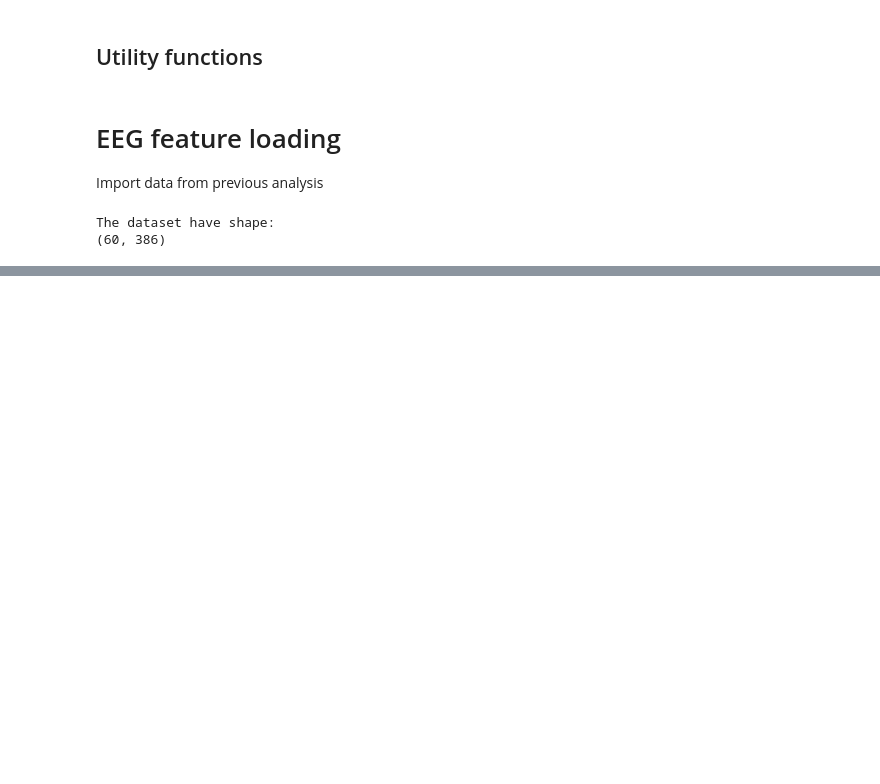
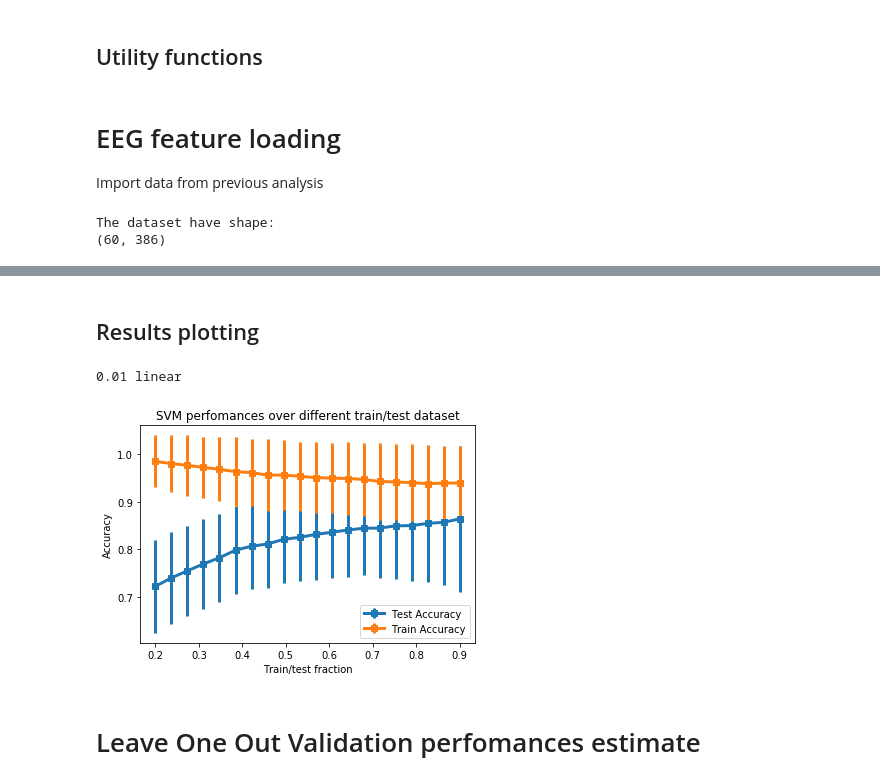
Before and after one commit to mrektor/BCI-ThoughtRecognition, a Jupyter notebook: Final_code/SVM_EEG_signal.ipynb, the cells around one changed output, grey strips where cells are left out. Drawn from its saved outputs; the diff is of its cells as text; code cells hidden in the pictures; blank space fills up the shorter version.

```diff
--- a/Final_code/SVM_EEG_signal.ipynb
+++ b/Final_code/SVM_EEG_signal.ipynb
@@ -214,0 +398,35 @@ Corresponding accuracy train = 0.9666666666666666
+# %%
+num_experiments_hyper = 100
+fraction_train_test = 0.7
+
+best_reduced_dataset = feature_dataset_full[:,idx_feat]
+C_parameters= np.logspace(-3, 4, 100)
+kernel_types=['linear', 'rbf', 'sigmoid']
+
+print("start first tune")
+best_C, best_kernel_type, best_accuracy_test, corresponding_accuracy_train = \
+            tuning_SVM(best_reduced_dataset, labels, C_parameters, kernel_types, -1, fraction_train_test, num_experiments = num_experiments_hyper)
+
+    #hyperparameters tune 2
+C_param_sophisticated = np.linspace(best_C/10,best_C*10,100)
+kernel_types_reasonable = [best_kernel_type]
+
+
+print("start second tune")
+best_C, best_kernel_type, best_accuracy_test, corresponding_accuracy_train = \
+            tuning_SVM(best_reduced_dataset, labels, C_param_sophisticated, kernel_types_reasonable, -1, fraction_train_test, num_experiments = num_experiments_hyper)
+
+fracs = np.linspace(0.2,0.9,20)
+accuracy_test_mean  = []
+accuracy_test_std   = []
+accuracy_train_mean = []
+accuracy_train_std  = []
+
+for frac_tr_te in fracs:
+    print(frac_tr_te)
+    acc_test, acc_train = classification_SVM_experiments(best_reduced_dataset, labels, best_C, best_kernel_type, frac_tr_te, num_experiment)
+    #saving of metrics of interest
+    accuracy_test_mean.append(np.mean(acc_test))
+    accuracy_test_std.append(np.std(acc_test))
+    accuracy_train_mean.append(np.mean(acc_train))
+    accuracy_train_std.append(np.std(acc_train))
@@ -215 +456,20 @@ Corresponding accuracy train = 0.9666666666666666
+# %% [markdown]
+## Results plotting
+# %%
+print(best_C, best_kernel_type)
+# %% [output]
+0.01 linear
+# %%
+plt.errorbar(fracs, accuracy_test_mean, yerr=accuracy_test_std, label="Error bars plot", fmt="s-",  linewidth=3)
+plt.errorbar(fracs, accuracy_train_mean, yerr=accuracy_train_std, label="Error bars plot", fmt="s-",  linewidth=3)
+plt.title('SVM perfomances over different train/test dataset')
+plt.ylabel('Accuracy')
+plt.xlabel('Train/test fraction')
+plt.legend(['Test Accuracy', 'Train Accuracy'], loc=4)
+plt.savefig('train_test_acc', format='pdf')
+plt.show()
+# %% [output]
+[figure, added]
+# %% [markdown]
+# Leave One Out Validation perfomances estimate
 # %%
```
Also changed, not shown: parts of 18 cells of this notebook, 5 other files.
